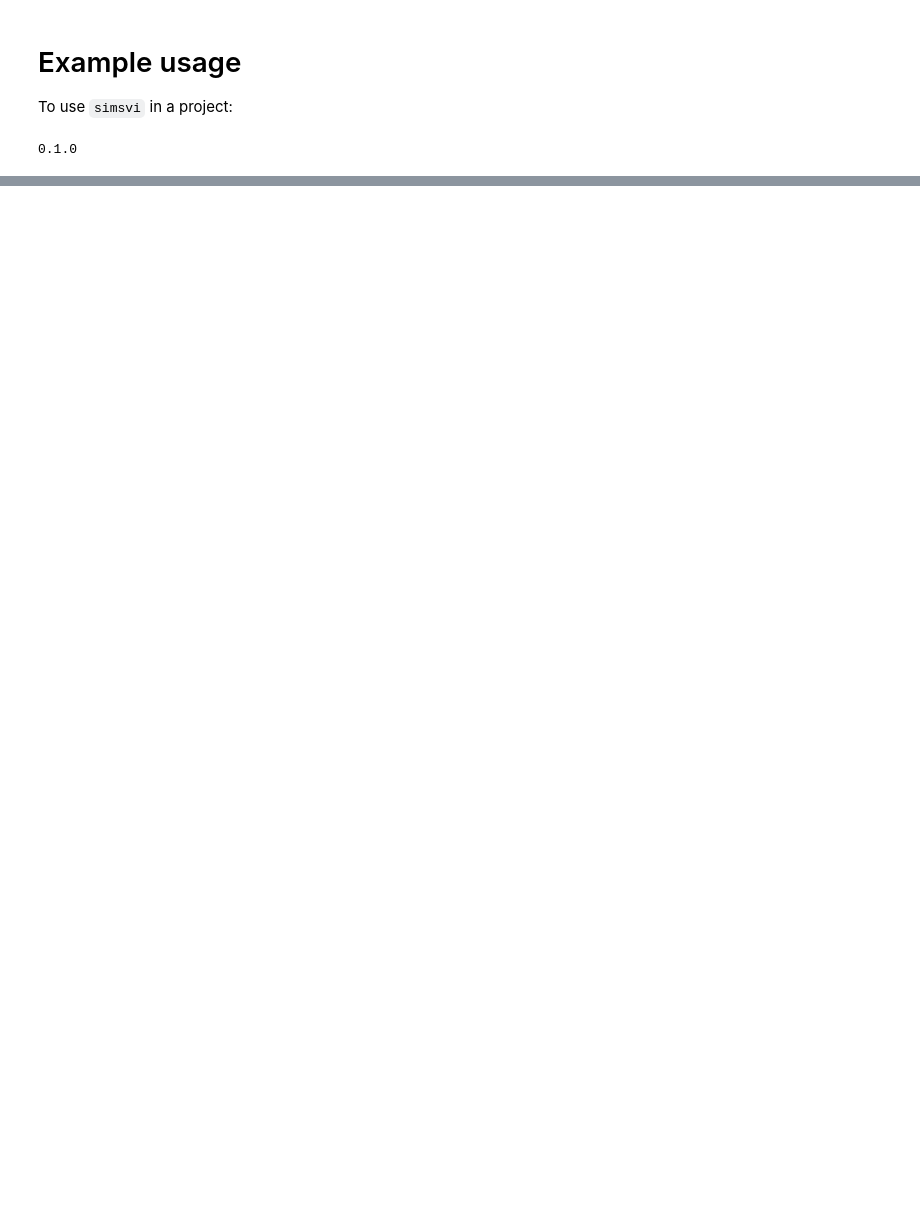
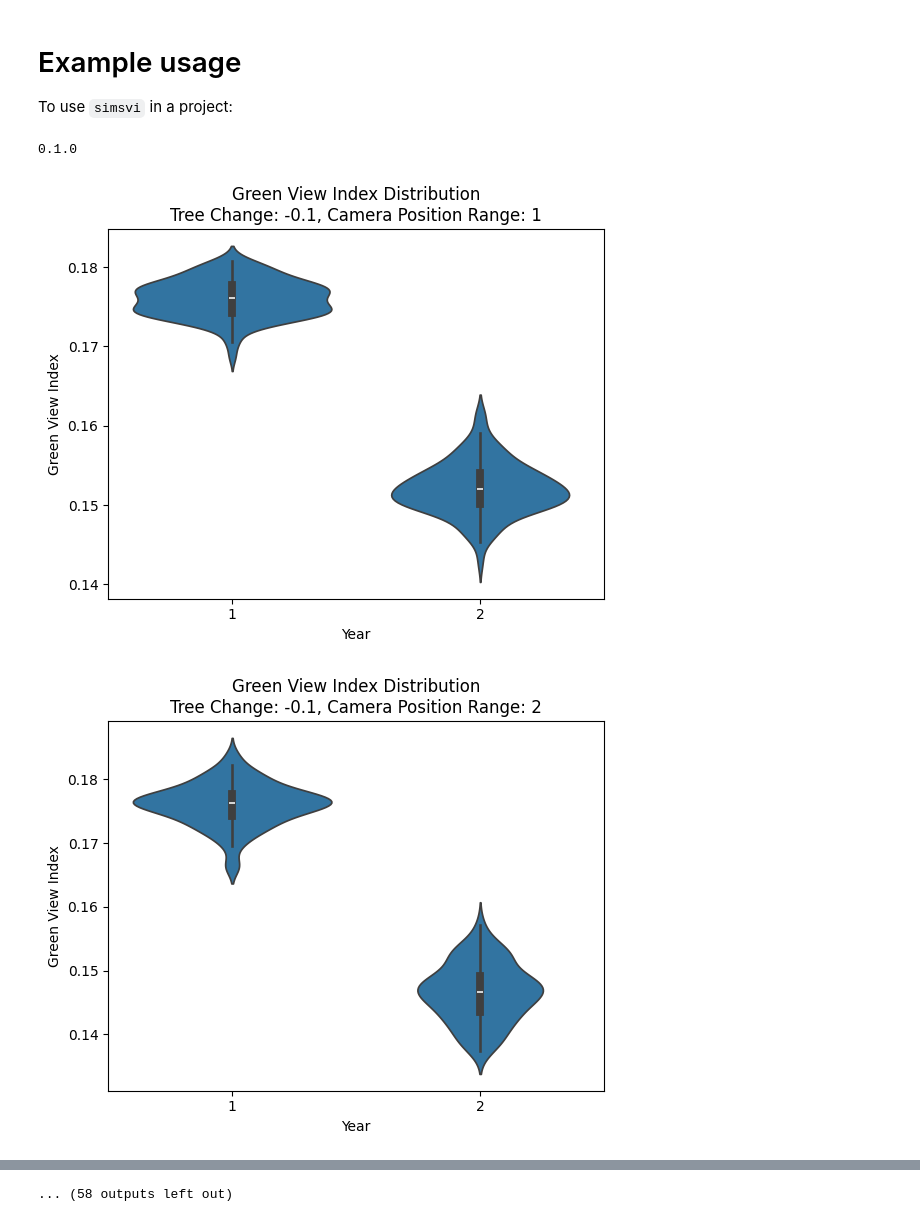
Before and after one commit to koito19960406/SimSVI, a Jupyter notebook: docs/example.ipynb, the cells around one changed output, grey strips where cells are left out. Drawn from its saved outputs; the diff is of its cells as text; code cells hidden in the pictures; blank space fills up the shorter version.

```diff
--- a/docs/example.ipynb
+++ b/docs/example.ipynb
@@ -16,7 +16,7 @@ print(simsvi.__version__)
 # seed: range(100)
 parameters_list = []
 for tree_change in [-0.1, -0.2, -0.3, -0.4, -0.5, -0.6, -0.7, -0.8, -0.9, -1]:
-    for camera_position_range in range(1, 11):
+    for camera_position_range in range(1, 8):
         for seed in range(100):
             parameters_list.append({
                 'tree_ratio': 0.5,
@@ -25,7 +25,7 @@ for tree_change in [-0.1, -0.2, -0.3, -0.4, -0.5, -0.6, -0.7, -0.8, -0.9, -1]:
                 'months_of_interest': [7],
                 'seed': seed
             })
-greenery_dict_list = simsvi.run_multiple_simulations(parameters_list, max_workers=300)
+greenery_dict_list = simsvi.run_multiple_simulations(parameters_list, max_workers=10)
 # convert the results to df
 greenery_df = pd.DataFrame(greenery_dict_list)
 # save the results to a csv file
@@ -44,52 +44,58 @@ def plot_greenery_results(greenery_df, output_file, tree_change, camera_position
     ax.set_title(f'Green View Index Distribution\nTree Change: {tree_change}, Camera Position Range: {camera_position_range}')
     # save the plot
     fig.savefig(output_file)
-
+    # close
+    plt.close(fig)
 
 def run_t_test(greenery_df):
     # run single sample t-test to see if the mean greenery is significantly different from 0
-    greenery_mean = greenery_df['greenery'].mean()
+    greenery_mean = greenery_df['diff'].mean()
     # run t-test
     from scipy.stats import ttest_1samp
-    t_stat, p_value = ttest_1samp(greenery_df['greenery'], 0, alternative='less')
+    t_stat, p_value = ttest_1samp(greenery_df['0, alternative='less')
     return greenery_mean, t_stat, p_value
 # %%
 # conduct statistical analysis
 greenery_df = pd.read_csv('docs/greenery_results.csv')
 t_test_results_list = []
 for tree_change in [-0.1, -0.2, -0.3, -0.4, -0.5, -0.6, -0.7, -0.8, -0.9, -1]:
-    for camera_position_range in range(1, 11):
+    for camera_position_range in range(1, 8):
         # filter the results
         filtered_df = greenery_df[(greenery_df['tree_change'] == f"[{tree_change}]") & (greenery_df['camera_position_range'] == camera_position_range)]
         # get the mean camera_postion_y and min camera_position_x
         camera_position_y_mean = filtered_df['camera_position_y'].mean()
         camera_position_x_mean = filtered_df['camera_position_x'].mean()
         camera_position_y_min = filtered_df['camera_position_y'].min()
         camera_position_x_min = filtered_df['camera_position_x'].min()
         # filter filtered_df to only include the results with the mean camera_position_y and min camera_position_x in year 1 and
         # camera_position_x_mean and camera_position_y_mean in year 2
         filtered_df = filtered_df[
             ((filtered_df['camera_position_y'] == camera_position_y_mean) & (filtered_df['camera_position_x'] == camera_position_x_mean)) & (filtered_df['year'] == 1)|
             ((filtered_df['camera_position_y'] == camera_position_y_min) & (filtered_df['camera_position_x'] == camera_position_x_min)) & (filtered_df['year'] == 2)
         ]
         # convert to wide format
         wide_df = filtered_df.pivot(index='seed', columns='year', values='green_view_index')
         # calculate the difference between year 1 and year 2
+        if 2 not in wide_df.columns:
+            print(filtered_df)
         wide_df['diff'] = wide_df[2] - wide_df[1]
         # run t-test (single sample t-test)
         greenery_mean, t_stat, p_value = run_t_test(wide_df)
         # append the results to t_test_results_list
         t_test_results_list.append({
             'tree_change': tree_change,
             'camera_position_range': camera_position_range,
             'greenery_mean': greenery_mean,
             't_stat': t_stat,
             'p_value': p_value,
             'significant': p_value < 0.05,
         })
         # plot the results
         output_file = f'figures/tree_change_{tree_change}_camera_position_range_{camera_position_range}.png'
-        plot_greenery_results(filtered_df, output_file)
+        plot_greenery_results(filtered_df, output_file, tree_change, camera_position_range)
 # convert the results to df and save to a csv file
 t_test_results_df = pd.DataFrame(t_test_results_list)
 t_test_results_df.to_csv('docs/t_test_results.csv', index=False)
+# %% [output]
+[figure, added]
+[figure, added]
@@ -95,0 +112 @@ t_test_results_df.to_csv('docs/t_test_results.csv', index=False)
+... (58 outputs left out)
```
Also changed, not shown: parts of 2 cells of this notebook, 3 other files.
